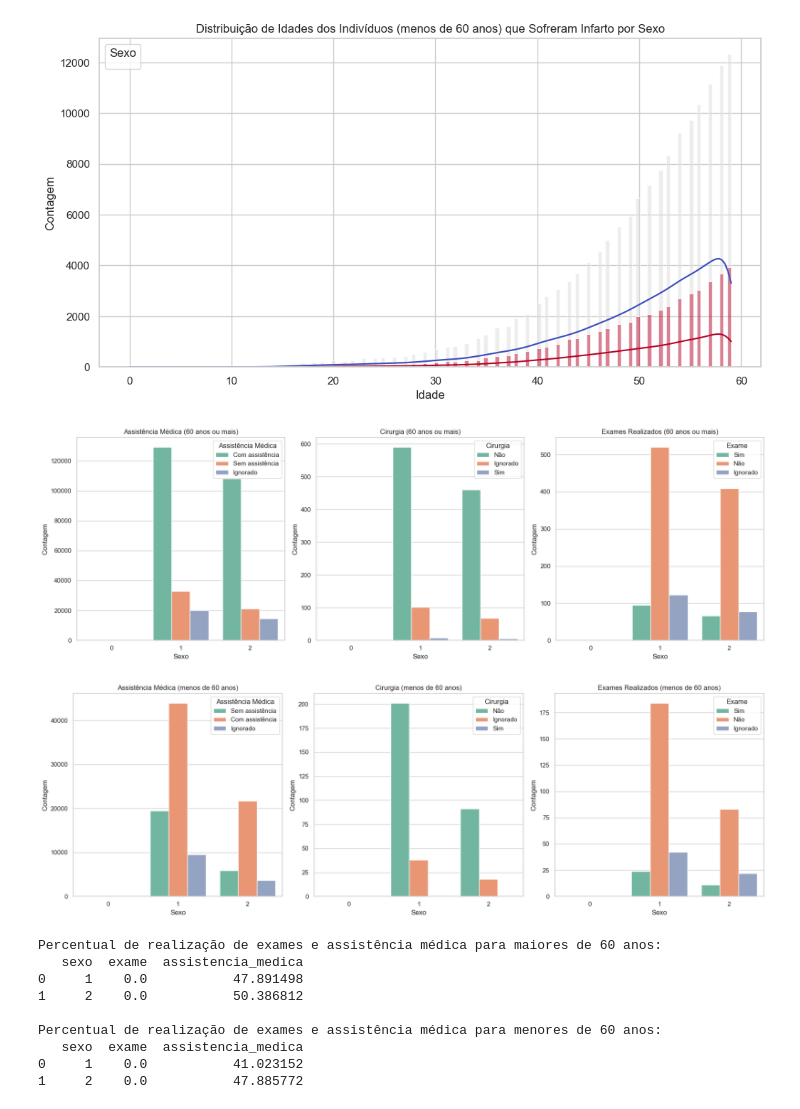
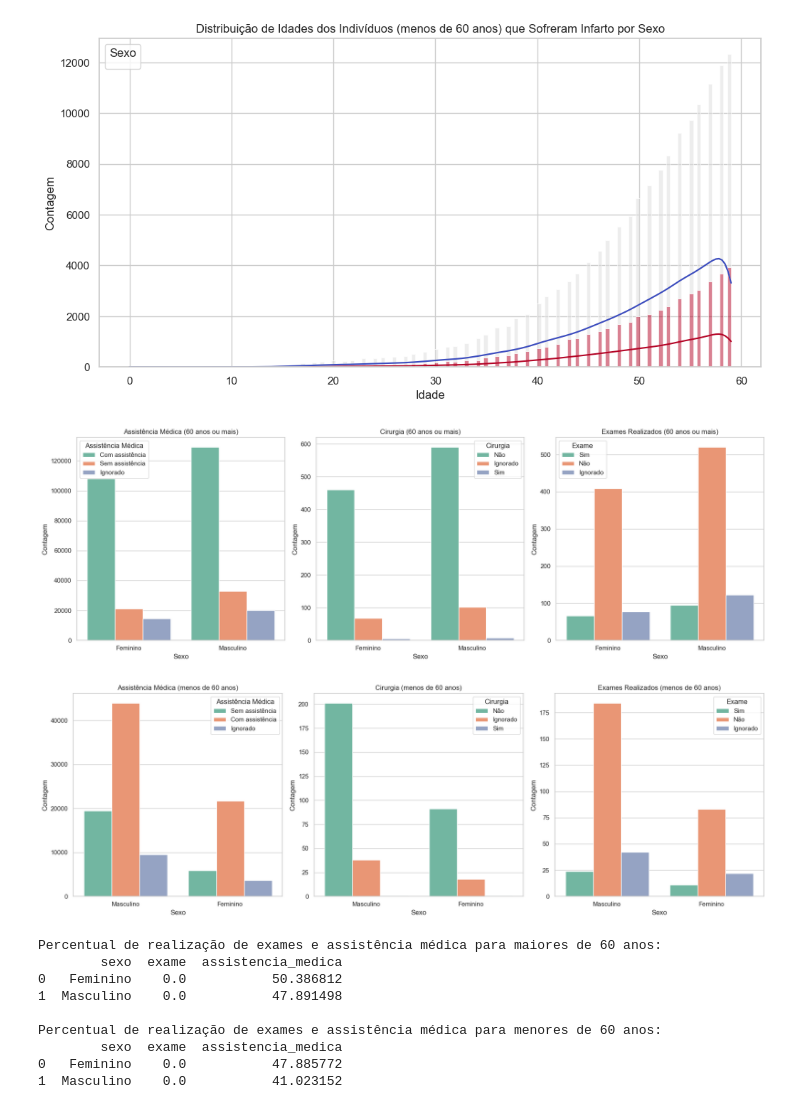
Before and after one commit to hlaff147/mortality-data-analysis, a Jupyter notebook: notebooks/analise_comparativa_idades.ipynb, the cells around one changed output. Saved outputs shown, nothing was run; the diff lists cells and outputs as text; code cells hidden in the pictures.

Commit message:
Add labem on Exam plots

```diff
--- a/notebooks/analise_comparativa_idades.ipynb
+++ b/notebooks/analise_comparativa_idades.ipynb
@@ -329,6 +329,13 @@ No artists with labels found to put in legend.  Note that artists whose label st
 No artists with labels found to put in legend.  Note that artists whose label start with an underscore are ignored when legend() is called with no argument.
 [figure]
 # %%
+# Mapeamento para sexo
+mapeamento_sexo = {1: 'Masculino', 2: 'Feminino'}
+
+# Aplicar o mapeamento à coluna de sexo em ambos os DataFrames
+df_infarto_maior_60['sexo'] = df_infarto_maior_60['sexo'].map(mapeamento_sexo)
+df_infarto_menor_60['sexo'] = df_infarto_menor_60['sexo'].map(mapeamento_sexo)
+
 # Criando os gráficos para maiores de 60 anos
 plt.figure(figsize=(18, 6))
 
@@ -362,35 +369,35 @@ plt.show()
 # Criando os gráficos para menores de 60 anos
 plt.figure(figsize=(18, 6))
 
 # Gráfico de assistência médica
 plt.subplot(1, 3, 1)
 sns.countplot(data=df_infarto_menor_60, x='sexo', hue='assistencia_medica', palette='Set2')
 plt.title('Assistência Médica (menos de 60 anos)')
 plt.xlabel('Sexo')
 plt.ylabel('Contagem')
 plt.legend(title='Assistência Médica')
 
 # Gráfico de cirurgia
 plt.subplot(1, 3, 2)
 sns.countplot(data=df_infarto_menor_60, x='sexo', hue='cirurgia', palette='Set2')
 plt.title('Cirurgia (menos de 60 anos)')
 plt.xlabel('Sexo')
 plt.ylabel('Contagem')
 plt.legend(title='Cirurgia')
 
 # Gráfico de exames realizados
 plt.subplot(1, 3, 3)
 sns.countplot(data=df_infarto_menor_60, x='sexo', hue='exame', palette='Set2')
 plt.title('Exames Realizados (menos de 60 anos)')
 plt.xlabel('Sexo')
 plt.ylabel('Contagem')
 plt.legend(title='Exame')
 
 plt.tight_layout()
 plt.show()
 # %% [output]
-[figure, old version]
+[figure, new version]
-[figure, old version]
+[figure, new version]
 # %%
 df_infarto_maior_60_filtrado = df_infarto_maior_60[df_infarto_maior_60['sexo'] != 0]
 df_infarto_menor_60_filtrado = df_infarto_menor_60[df_infarto_menor_60['sexo'] != 0]
@@ -408,14 +415,14 @@ print("\nPercentual de realização de exames e assistência médica para menore
 print(percentuais_menor_60)
 # %% [output]
 Percentual de realização de exames e assistência médica para maiores de 60 anos:
-   sexo  exame  assistencia_medica
-0     1    0.0           47.891498
-1     2    0.0           50.386812
+        sexo  exame  assistencia_medica
+0   Feminino    0.0           50.386812
+1  Masculino    0.0           47.891498
 
 Percentual de realização de exames e assistência médica para menores de 60 anos:
-   sexo  exame  assistencia_medica
-0     1    0.0           41.023152
-1     2    0.0           47.885772
+        sexo  exame  assistencia_medica
+0   Feminino    0.0           47.885772
+1  Masculino    0.0           41.023152
 # %%
 percentuais_exames_maior_60 = df_infarto_maior_60_filtrado.groupby('sexo')['exame'].value_counts(normalize=True).mul(100).reset_index(name='percentual')
 percentuais_exames_maior_60 = percentuais_exames_maior_60[percentuais_exames_maior_60['sexo'] != 0]  # Excluindo sexo igual a 0
```
Also changed, not shown: parts of 4 cells of this notebook.
